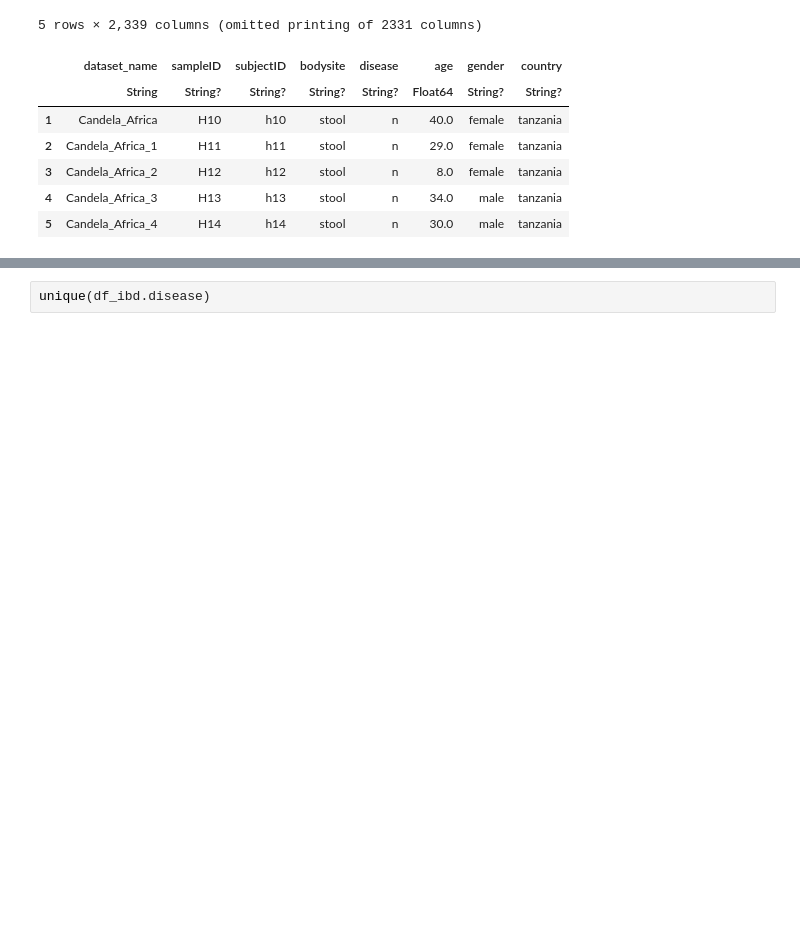
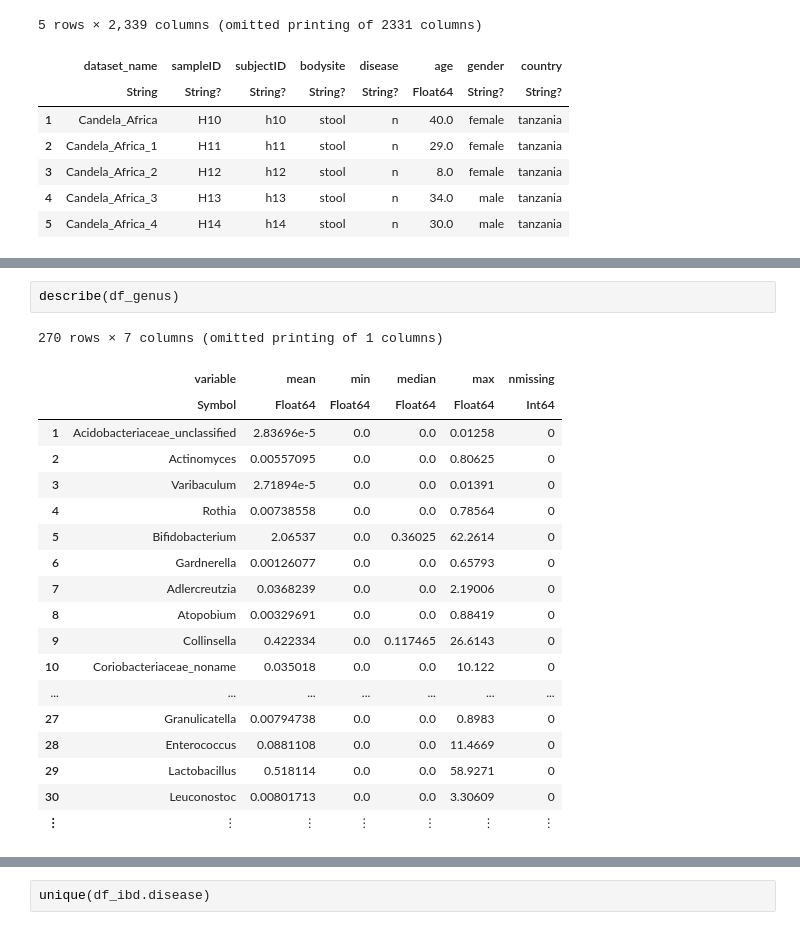
Before and after one commit to fmpds/microbiota, a Jupyter notebook: models/microbiota_analysis_julia.ipynb, the cells around one changed output, grey strips where cells are left out. Drawn from its saved outputs; the diff is of its cells as text; blank space fills up the shorter version.

```diff
--- a/models/microbiota_analysis_julia.ipynb
+++ b/models/microbiota_analysis_julia.ipynb
@@ -336,0 +373,22 @@ first(df_genus, 10)
+# %%
+describe(df_genus)
+# %% [output]
+270 rows × 7 columns (omitted printing of 1 columns)
+|  | variable | mean | min | median | max | nmissing |
+|  | Symbol | Float64 | Float64 | Float64 | Float64 | Int64 |
+| 1 | Acidobacteriaceae_unclassified | 2.83696e-5 | 0.0 | 0.0 | 0.01258 | 0 |
+| 2 | Actinomyces | 0.00557095 | 0.0 | 0.0 | 0.80625 | 0 |
+| 3 | Varibaculum | 2.71894e-5 | 0.0 | 0.0 | 0.01391 | 0 |
+| 4 | Rothia | 0.00738558 | 0.0 | 0.0 | 0.78564 | 0 |
+| 5 | Bifidobacterium | 2.06537 | 0.0 | 0.36025 | 62.2614 | 0 |
+| 6 | Gardnerella | 0.00126077 | 0.0 | 0.0 | 0.65793 | 0 |
+| 7 | Adlercreutzia | 0.0368239 | 0.0 | 0.0 | 2.19006 | 0 |
+| 8 | Atopobium | 0.00329691 | 0.0 | 0.0 | 0.88419 | 0 |
+| 9 | Collinsella | 0.422334 | 0.0 | 0.117465 | 26.6143 | 0 |
+| 10 | Coriobacteriaceae_noname | 0.035018 | 0.0 | 0.0 | 10.122 | 0 |
+| ... | ... | ... | ... | ... | ... | ... |
+| 27 | Granulicatella | 0.00794738 | 0.0 | 0.0 | 0.8983 | 0 |
+| 28 | Enterococcus | 0.0881108 | 0.0 | 0.0 | 11.4669 | 0 |
+| 29 | Lactobacillus | 0.518114 | 0.0 | 0.0 | 58.9271 | 0 |
+| 30 | Leuconostoc | 0.00801713 | 0.0 | 0.0 | 3.30609 | 0 |
+| ⋮ | ⋮ | ⋮ | ⋮ | ⋮ | ⋮ | ⋮ |
```
Also changed, not shown: parts of 29 cells of this notebook.
